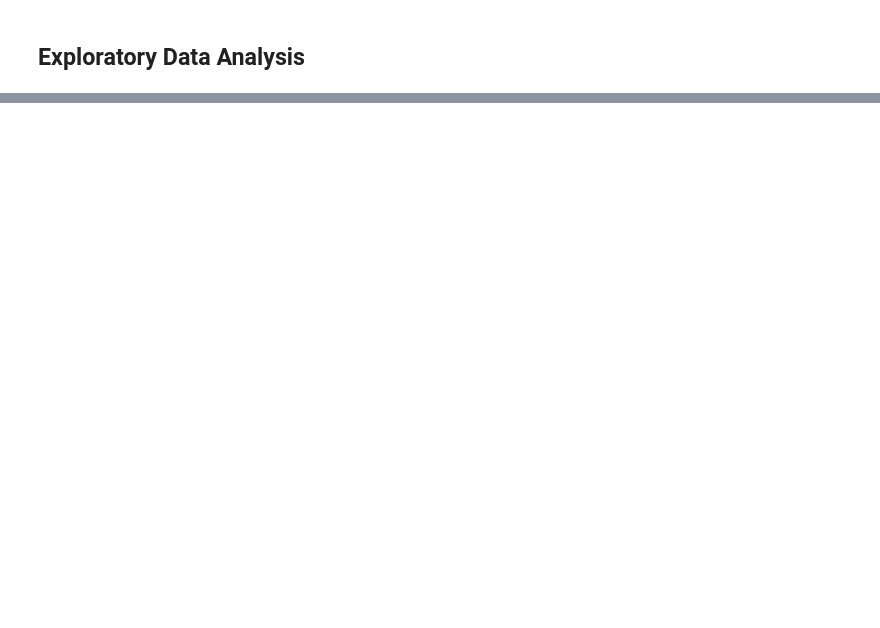
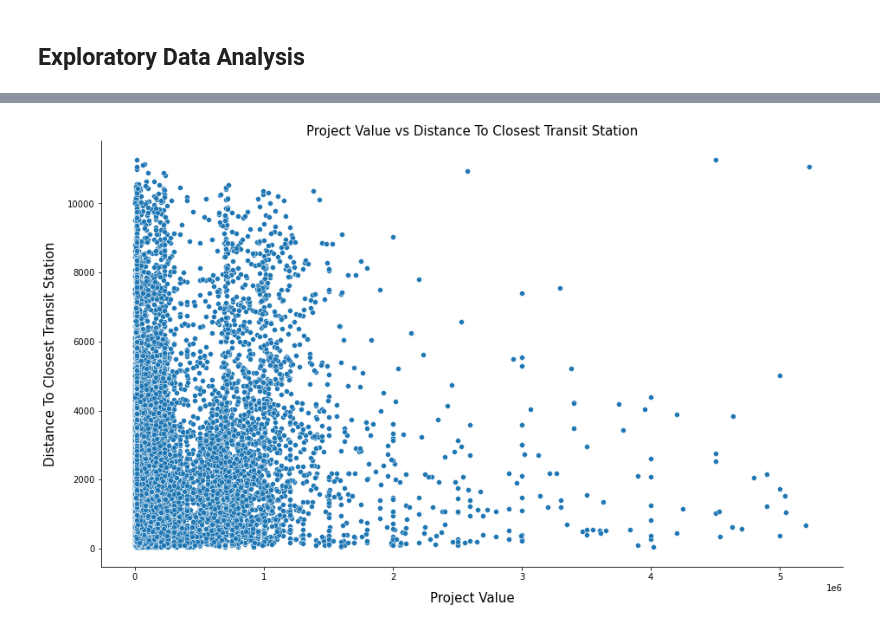
Before and after one commit to RoryAJames/CIND-820, a Jupyter notebook: CIND.ipynb, the cells around one changed output, grey strips where cells are left out. Drawn from its saved outputs; the diff is of its cells as text; code cells hidden in the pictures; blank space fills up the shorter version.

```diff
--- a/CIND.ipynb
+++ b/CIND.ipynb
@@ -405,0 +435,6 @@ permits_df.head()
+# %%
+#Remove unwanted rows based on low frequencies
+
+permits_df = permits_df[permits_df['WorkType'].str.contains("Outdoor Use") == False]
+permits_df = permits_df[permits_df['PropertyUseRevised'].str.contains("Agricultural Uses") == False]
+permits_df = permits_df[permits_df['PropertyUseRevised'].str.contains("Live-Work Uses") == False]
@@ -405,0 +506,5 @@ permits_df.head()
+# %%
+#Remove permits with 0 project value
+
+permits_df = permits_df[permits_df.ProjectValue != 0]
+permits_df[permits_df.ProjectValue == 0].shape[0]
@@ -405,0 +537,7 @@ permits_df.head()
+# %%
+#Removes values outside of 3 standard deviations
+
+upper = permits_df.ProjectValue.mean() + 0.5 * permits_df.ProjectValue.std()
+lower = permits_df.ProjectValue.mean() - 0.5 * permits_df.ProjectValue.std()
+
+permits_df = permits_df[(permits_df.ProjectValue < upper)&(permits_df.ProjectValue > lower)]
@@ -405,0 +570,8 @@ permits_df.head()
+# %%
+g = sns.relplot(x='ProjectValue', y='DistanceToNearestTransitStation', data=permits_df)
+g.fig.set_size_inches(15,8)
+plt.ylabel('Distance To Closest Transit Station', fontsize= 15, labelpad = 12)
+plt.xlabel('Project Value', fontsize= 15, labelpad = 12)
+plt.title('Project Value vs Distance To Closest Transit Station', fontsize= 15);
+# %% [output]
+[figure, added]
```
Also changed, not shown: parts of 35 cells of this notebook, 1 other file.
